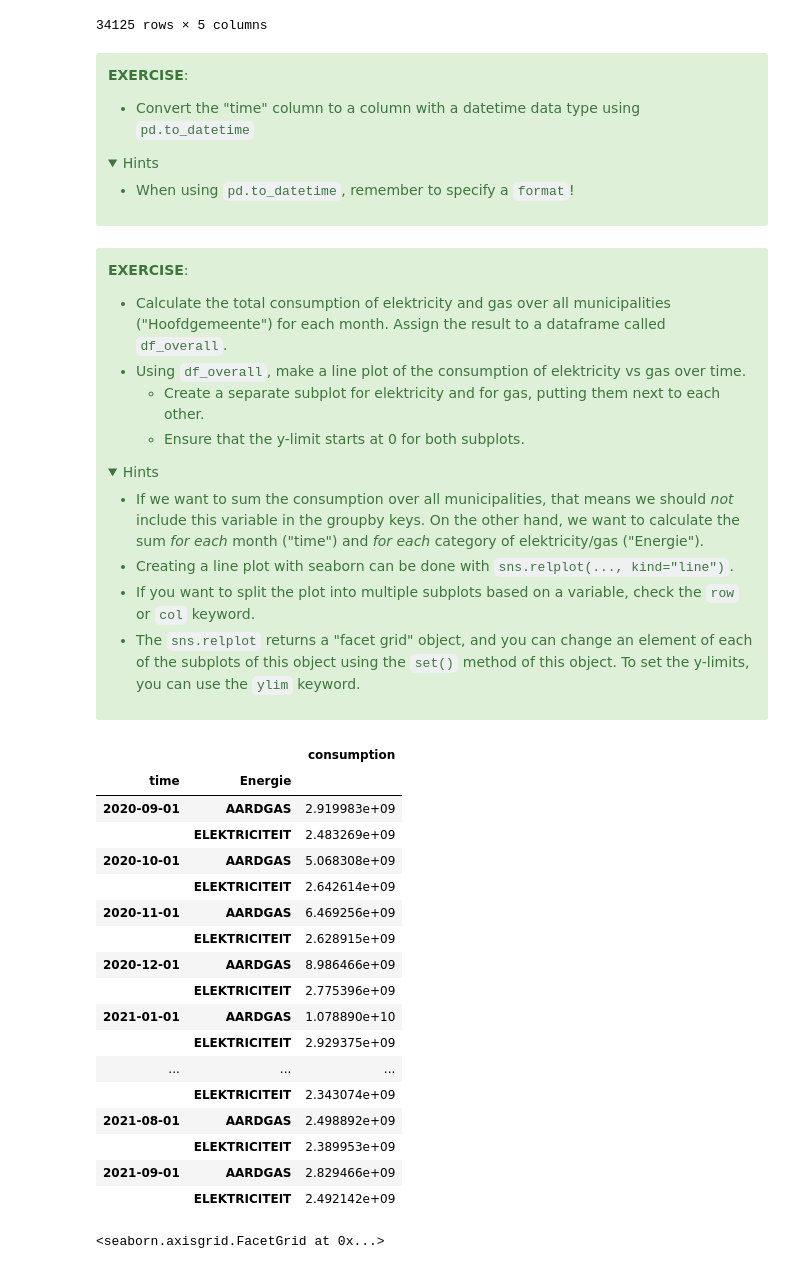
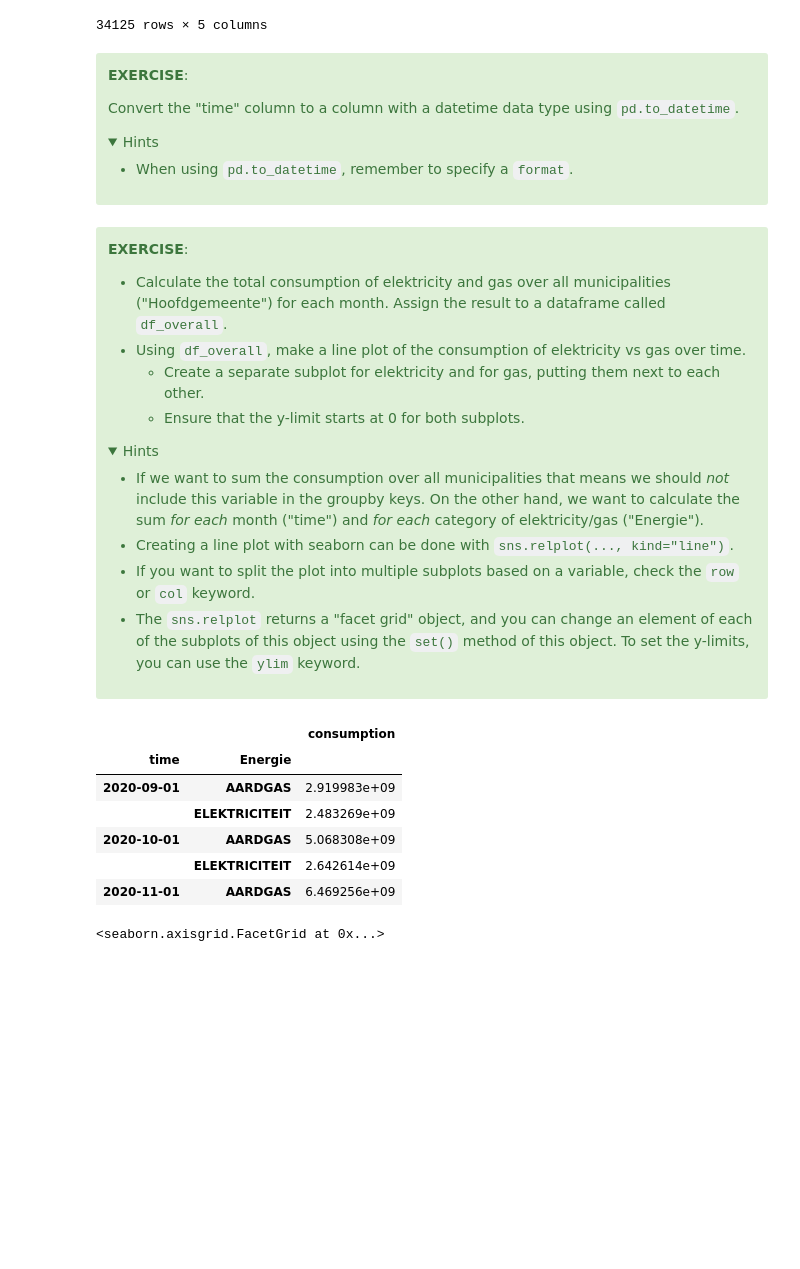
Before and after one commit to jorisvandenbossche/course-python-data, a Jupyter notebook: notebooks/pandas_07_reshaping_data.ipynb, the cells around one changed output. Saved outputs shown, nothing was run; the diff lists cells and outputs as text; code cells hidden in the pictures; folded sections open; blank space fills up the shorter version.

```diff
--- a/notebooks/pandas_07_reshaping_data.ipynb
+++ b/notebooks/pandas_07_reshaping_data.ipynb
@@ -435,11 +436,11 @@ df_tidy
 
 **EXERCISE**:
 
-* Convert the "time" column to a column with a datetime data type using `pd.to_datetime`
+Convert the "time" column to a column with a datetime data type using `pd.to_datetime`.
 
 <details><summary>Hints</summary>
 
-* When using `pd.to_datetime`, remember to specify a `format`!
+* When using `pd.to_datetime`, remember to specify a `format`.
 
 </details>
 </div>
@@ -457,7 +458,7 @@ df_tidy["time"] = pd.to_datetime(df_tidy["time"], format="%Y%m")
 
 <details><summary>Hints</summary>
 
-* If we want to sum the consumption over all municipalities, that means we should _not_ include this variable in the groupby keys. On the other hand, we want to calculate the sum *for each* month ("time") and *for each* category of elektricity/gas ("Energie").
+* If we want to sum the consumption over all municipalities that means we should _not_ include this variable in the groupby keys. On the other hand, we want to calculate the sum *for each* month ("time") and *for each* category of elektricity/gas ("Energie").
 * Creating a line plot with seaborn can be done with `sns.relplot(..., kind="line")`.
 * If you want to split the plot into multiple subplots based on a variable, check the `row` or `col` keyword.
 * The `sns.relplot` returns a "facet grid" object, and you can change an element of each of the subplots of this object using the `set()` method of this object. To set the y-limits, you can use the `ylim` keyword.
@@ -466,26 +467,15 @@ df_tidy["time"] = pd.to_datetime(df_tidy["time"], format="%Y%m")
 </div>
 # %%
 df_overall = df_tidy.groupby(["time", "Energie"]).sum() # or with .reset_index()
-df_overall
+df_overall.head()
 # %% [output]
 |  |  | consumption |
 | time | Energie |  |
 | 2020-09-01 | AARDGAS | 2.919983e+09 |
 |  | ELEKTRICITEIT | 2.483269e+09 |
 | 2020-10-01 | AARDGAS | 5.068308e+09 |
 |  | ELEKTRICITEIT | 2.642614e+09 |
 | 2020-11-01 | AARDGAS | 6.469256e+09 |
-|  | ELEKTRICITEIT | 2.628915e+09 |
-| 2020-12-01 | AARDGAS | 8.986466e+09 |
-|  | ELEKTRICITEIT | 2.775396e+09 |
-| 2021-01-01 | AARDGAS | 1.078890e+10 |
-|  | ELEKTRICITEIT | 2.929375e+09 |
-| ... | ... | ... |
-|  | ELEKTRICITEIT | 2.343074e+09 |
-| 2021-08-01 | AARDGAS | 2.498892e+09 |
-|  | ELEKTRICITEIT | 2.389953e+09 |
-| 2021-09-01 | AARDGAS | 2.829466e+09 |
-|  | ELEKTRICITEIT | 2.492142e+09 |
 # %%
 facet = sns.relplot(x="time", y="consumption", col="Energie",
                     data=df_overall, kind="line")
```
Also changed, not shown: parts of 2 cells of this notebook, 1 other file.
